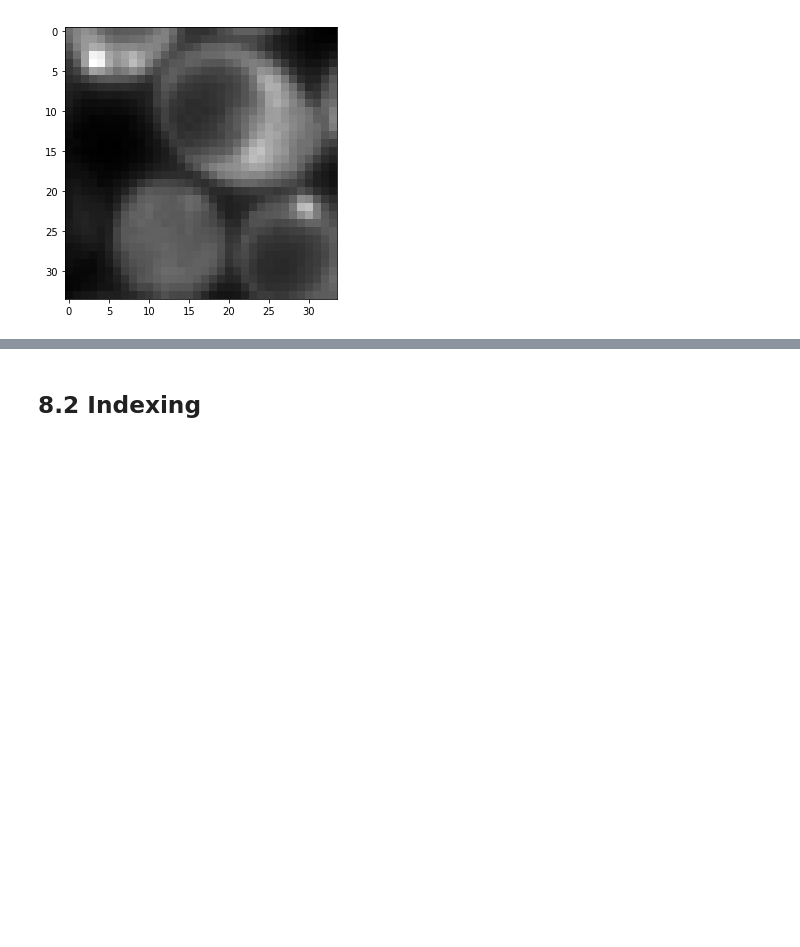
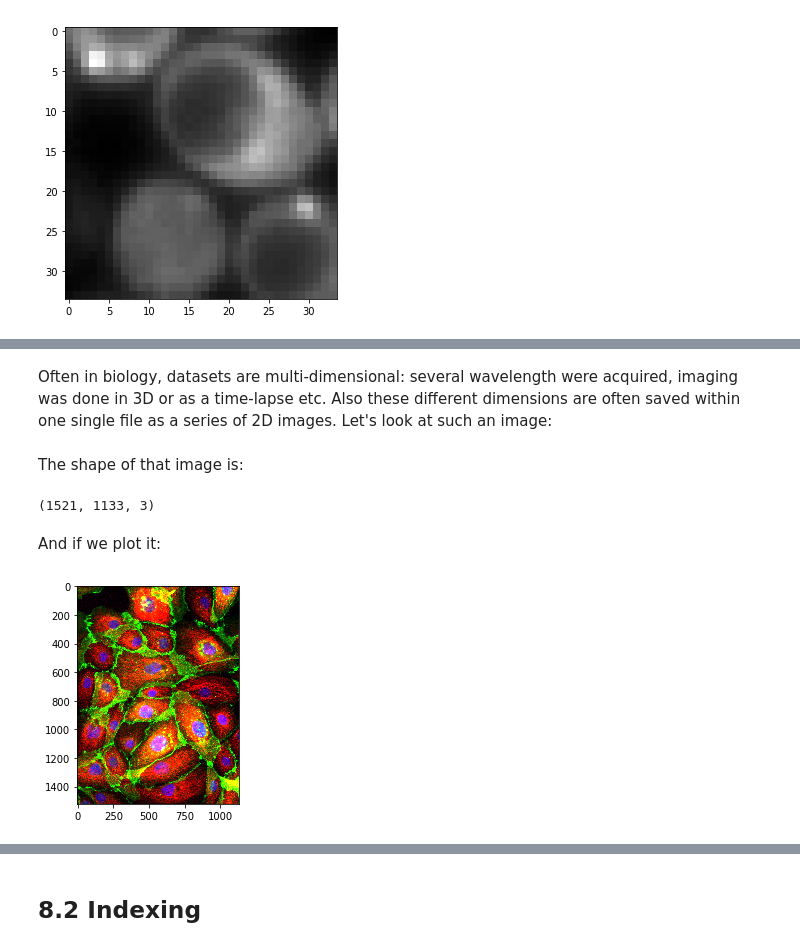
Before and after one commit to guiwitz/PyImageCourse_beginner, a Jupyter notebook: 08-Slicing_indexing.ipynb, the cells around one changed output, grey strips where cells are left out. Cells and saved outputs as stored; diff of their text form; code cells hidden in the pictures; blank space fills up the shorter version.

```diff
--- a/08-Slicing_indexing.ipynb
+++ b/08-Slicing_indexing.ipynb
@@ -79,0 +82,17 @@ plt.show()
+# %% [markdown]
+Often in biology, datasets are multi-dimensional: several wavelength were acquired, imaging was done in 3D or as a time-lapse etc. Also these different dimensions are often saved within one single file as a series of 2D images. Let's look at such an image:
+# %%
+multiD_image = skimage.io.imread('https://cildata.crbs.ucsd.edu/media/images/48102/48102.tif')
+# %% [markdown]
+The shape of that image is:
+# %%
+multiD_image.shape
+# %% [output]
+(1521, 1133, 3)
+# %% [markdown]
+And if we plot it:
+# %%
+plt.imshow(multiD_image)
+plt.show()
+# %% [output]
+[figure, added]
```
Also changed, not shown: parts of 3 cells of this notebook, 3 other files.
